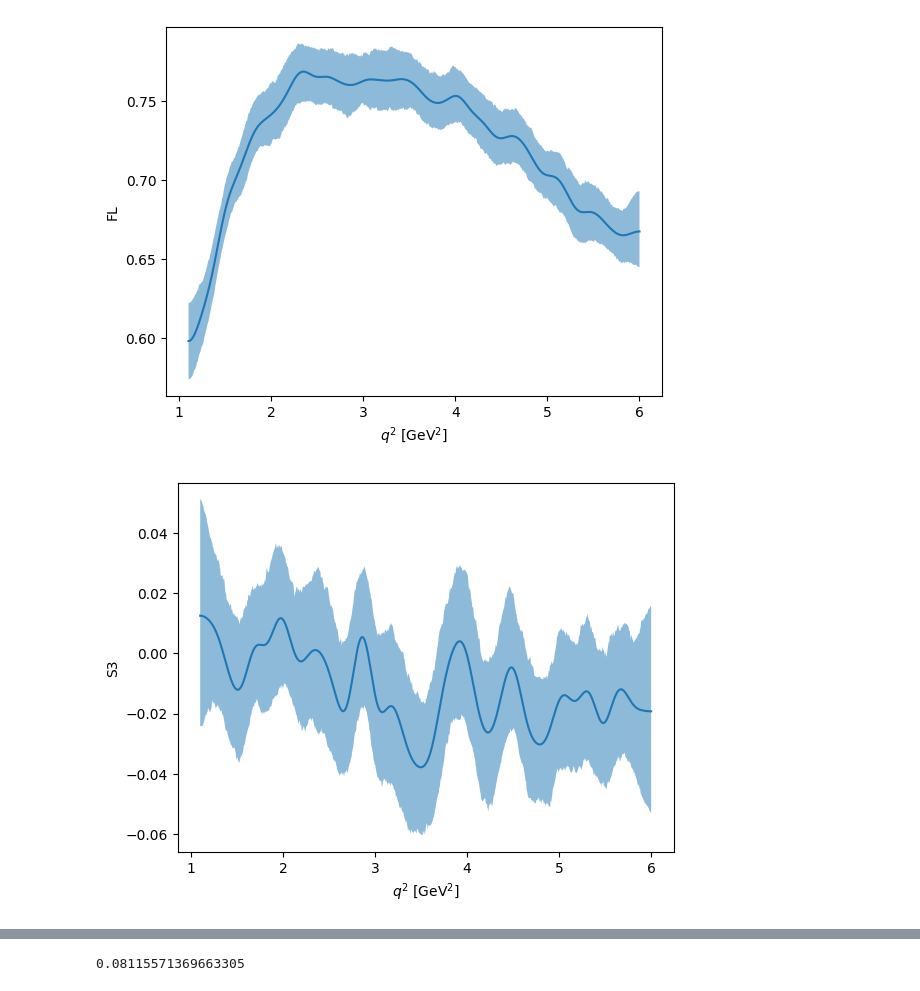
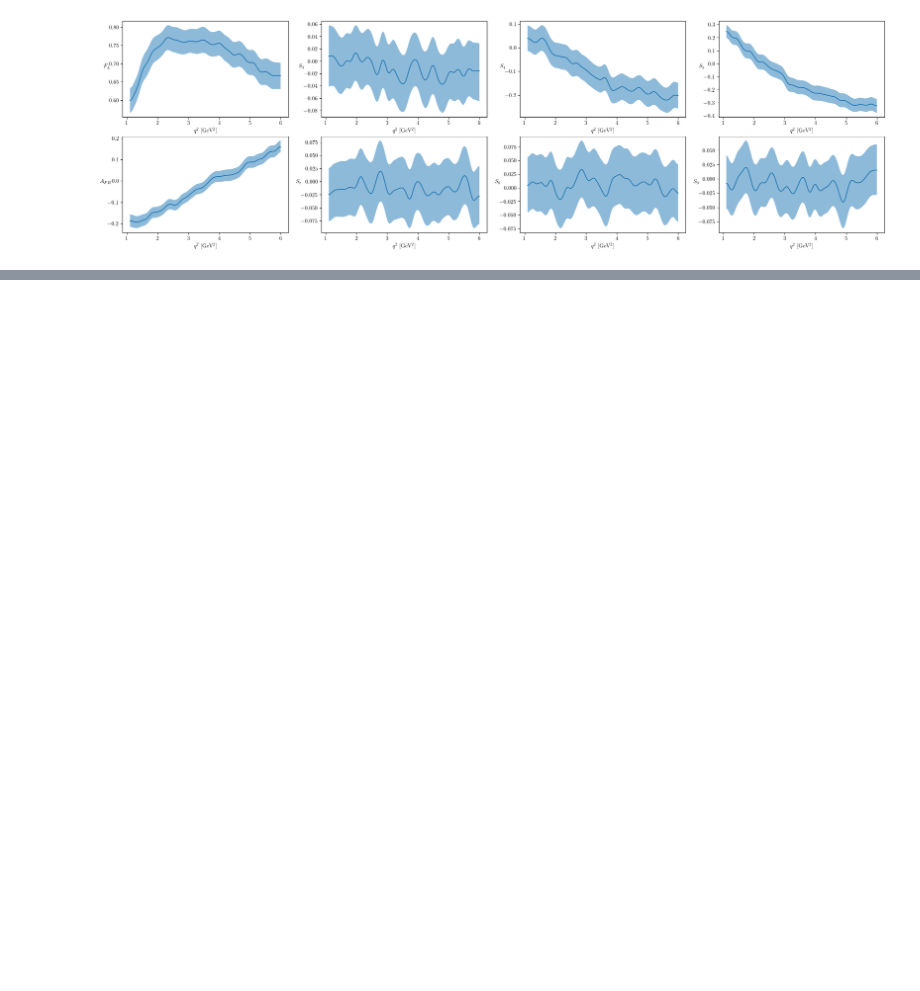
Before and after one commit to mesmith75/unbinned_kstmumu, a Jupyter notebook: calculate_unbinned_moments.ipynb, the cells around one changed output, grey strips where cells are left out. Drawn from its saved outputs; the diff is of its cells as text; code cells hidden in the pictures; blank space fills up the shorter version.

```diff
--- a/calculate_unbinned_moments.ipynb
+++ b/calculate_unbinned_moments.ipynb
@@ -69,6 +65,6 @@ unbins = {}
 for _s in range(200):
     unbins[_s] = {}
     tsample = infile.sample(20000)
-    for _obs in ['FL', 'S3', 'S4', 'S5', 'AFB', 'S7', 'S8', 'S9']:
+    for _obs in obsList:
         unbins[_s][_obs] = knn.fit(np.array(tsample['q2']).reshape(20000,1), tsample['moment_%s' % _obs][:20000]).predict(T)
 # %%
@@ -86,12 +86,15 @@ plt.plot(T, gaussian_filter1d(unbins[80]['S5'], sigma=200), color='b')
 # %%
 filtered_unbins = {}
-plt.figure()
-for _obs in ['FL', 'S3', 'S4', 'S5', 'AFB', 'S7', 'S8', 'S9']:
-    filtered_unbins[_obs] = {}
-    for _s in range(200):
-        filtered_unbins[_obs][_s] = gaussian_filter1d(unbins[_s][_obs], sigma=200)
-        plt.plot(T, filtered_unbins[_obs][_s])
-    plt.ylabel(_obs)
-    plt.xlabel('$q^{2}$ [GeV$^{2}$]')
-    plt.show()
+fig, ax = plt.subplots(nrows=2, ncols=4, figsize = (25,7))
+_i = 0
+for _row in ax:
+    for _col in _row:
+        _obs = obsList[_i]
+        filtered_unbins[_obs] = {}
+        for _s in range(200):
+            filtered_unbins[_obs][_s] = gaussian_filter1d(unbins[_s][_obs], sigma=200)
+            _col.plot(T, unbins[_s][_obs])
+        _col.set_xlabel("$q^{2}$ [GeV$^{2}$]")
+        _col.set_ylabel(obs_to_label[obsList[_i]], rotation=0)
+        _i += 1
 # %% [output]
@@ -108,26 +104,29 @@ mean_vals = {}
 lower_vals = {}
 upper_vals = {}
 sigma_vals = {}
-for _obs in ['FL', 'S3', 'S4', 'S5', 'AFB', 'S7', 'S8', 'S9']:
+for _obs in obsList:
     mean_vals[_obs] = []
     lower_vals[_obs] = []
     upper_vals[_obs] = []
     sigma_vals[_obs] = []
 for _v in range(10000):
-    for _obs in ['FL', 'S3', 'S4', 'S5', 'AFB', 'S7', 'S8', 'S9']:
-        ordered = [filtered_unbins[_obs][_s][_v] for _s in range(200)]
+    for _obs in obsList:
+        ordered = [unbins[_s][_obs][_v] for _s in range(200)]
         ordered.sort()
         mean_vals[_obs].append(np.mean(ordered))
         lower_vals[_obs].append(ordered[32])
         upper_vals[_obs].append(ordered[168])
         sigma_vals[_obs].append(0.5*abs(upper_vals[_obs][-1] - lower_vals[_obs][-1]))
 # %%
-for _obs in ['FL', 'S3', 'S4', 'S5', 'AFB', 'S7', 'S8', 'S9']:
-    plt.figure()
-    plt.plot(T, mean_vals[_obs])
-    plt.fill_between(T.reshape(10000), lower_vals[_obs], upper_vals[_obs], alpha = 0.5)
-    plt.ylabel(_obs)
-    plt.xlabel('$q^{2}$ [GeV$^{2}$]')
+fig, ax = plt.subplots(nrows=2, ncols=4, figsize = (25,7))
+_i = 0
+for _row in ax:
+    for _col in _row:
+        _obs = obsList[_i]
+        _col.plot(T, gaussian_filter1d(mean_vals[_obs], sigma=200))
+        _col.fill_between(T.reshape(10000), gaussian_filter1d(lower_vals[_obs], sigma=200), gaussian_filter1d(upper_vals[_obs], sigma=200), alpha = 0.5)
+        _col.set_xlabel("$q^{2}$ [GeV$^{2}$]")
+        _col.set_ylabel(obs_to_label[obsList[_i]], rotation=0)
+        _i += 1
 # %% [output]
-[figure, old version]
+[figure, new version]
-[figure, removed]
@@ -151,10 +144,6 @@ def moment5_var(indices, moment):
     return 2.5*np.sqrt((1./(299.*300.))*tsum)
 # %%
 moms5_var = moment5_var(ind, 0.)
-# %%
-moms5_var
-# %% [output]
-0.08115571369663305
 # %%
 tvars = []
 _i = 0
```
Also changed, not shown: parts of 31 cells of this notebook.
